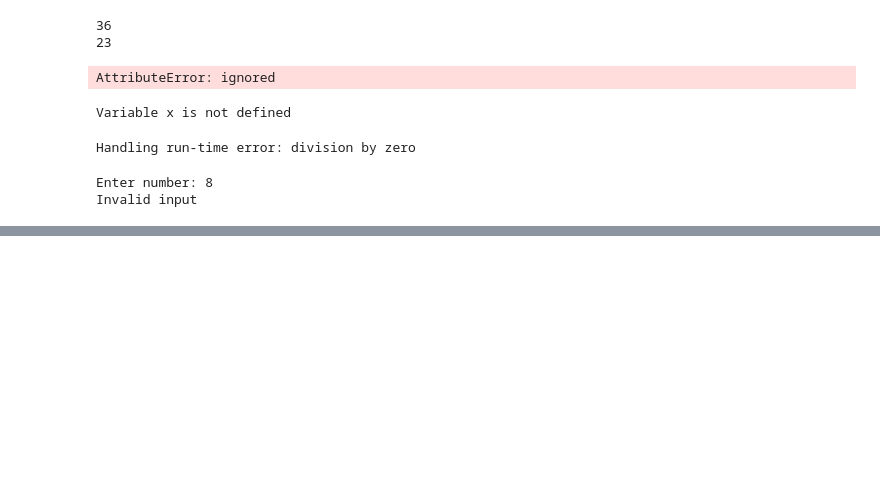
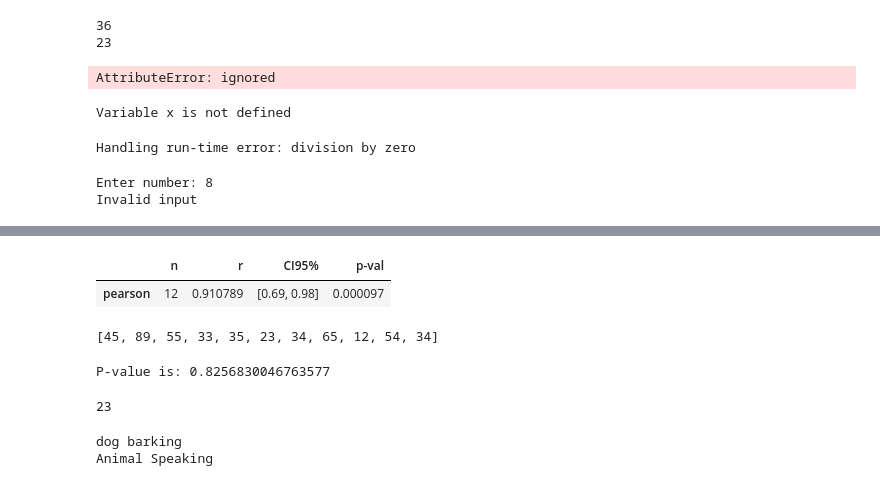
Before and after one commit to mani456256/INT213-K19PV-, a Jupyter notebook: Numpy.ipynb, the cells around one changed output, grey strips where cells are left out. Saved outputs shown, nothing was run; the diff lists cells and outputs as text; code cells hidden in the pictures; blank space fills up the shorter version.

```diff
--- a/Numpy.ipynb
+++ b/Numpy.ipynb
@@ -179,0 +225,6 @@ x = 10
+# %%
+import pingouin as pg
+pg.partial_corr(data = df, x = 'A',y = 'B', covar = 'Z')
+# %% [output]
+|  | n | r | CI95% | p-val |
+| pearson | 12 | 0.910789 | [0.69, 0.98] | 0.000097 |
@@ -179,0 +234,38 @@ x = 10
+# %%
+ages = [45,89,55,33,35,23,34,65,12,54,34]
+print(ages)
+# %% [output]
+[45, 89, 55, 33, 35, 23, 34, 65, 12, 54, 34]
+# %%
+t_test, p_val = ttest_1samp(ages,45)
+print("P-value is:", p_val)
+# %% [output]
+P-value is: 0.8256830046763577
+# %%
+class A:
+  def __init__(self,n):
+    self.name = n
+
+class B(A):
+  def __init__(self, roll):
+    self.roll = roll
+
+X = B(23)
+print(X.roll)
+# %% [output]
+23
+# %%
+class Animal:
+  def speak (self):
+    print("Animal Speaking")
+
+class Dog(Animal):
+  def bark(self):
+    print("dog barking")
+
+d = Dog()
+d.bark()
+d.speak()
+# %% [output]
+dog barking
+Animal Speaking
```
Also changed, not shown: parts of 12 cells of this notebook.
